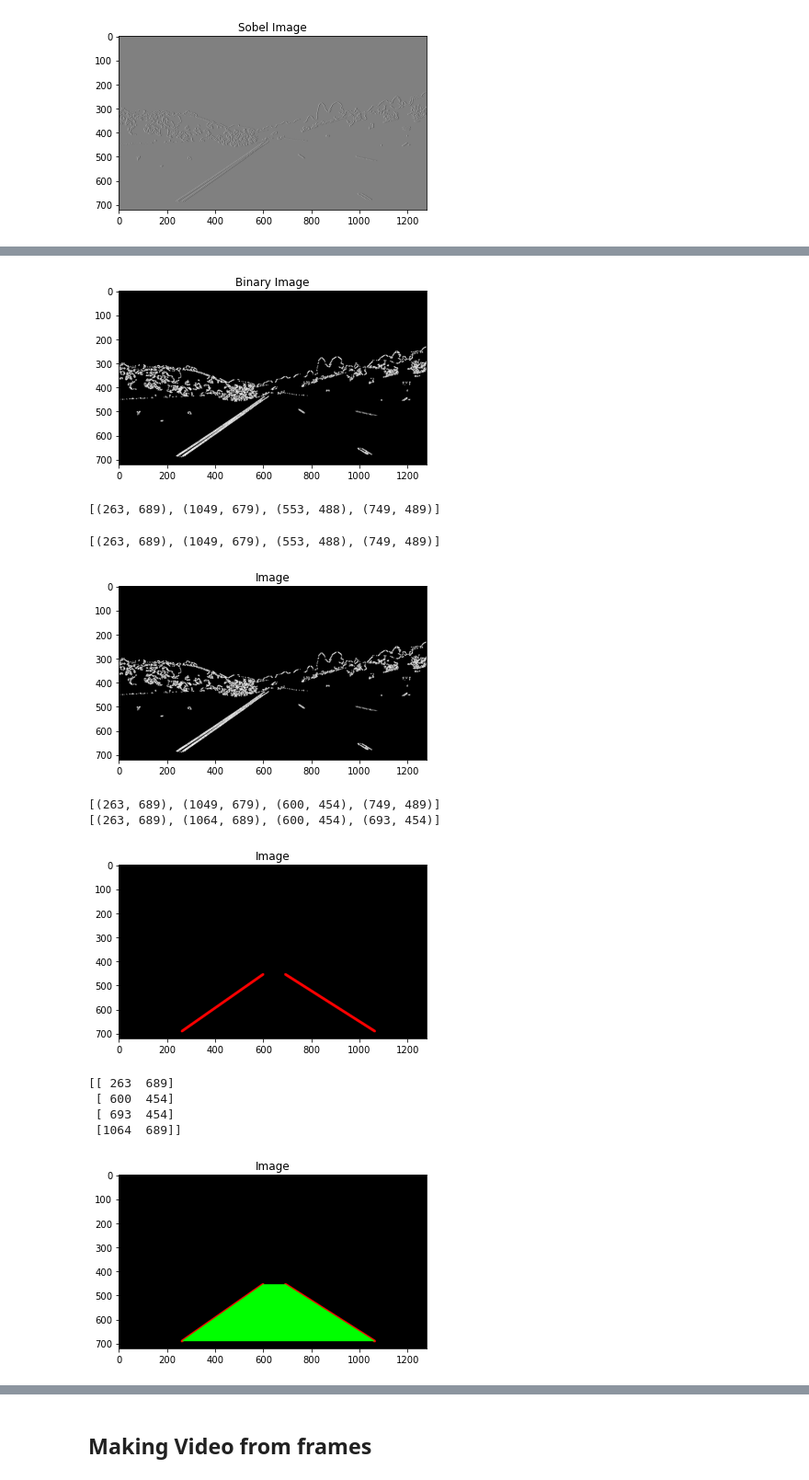
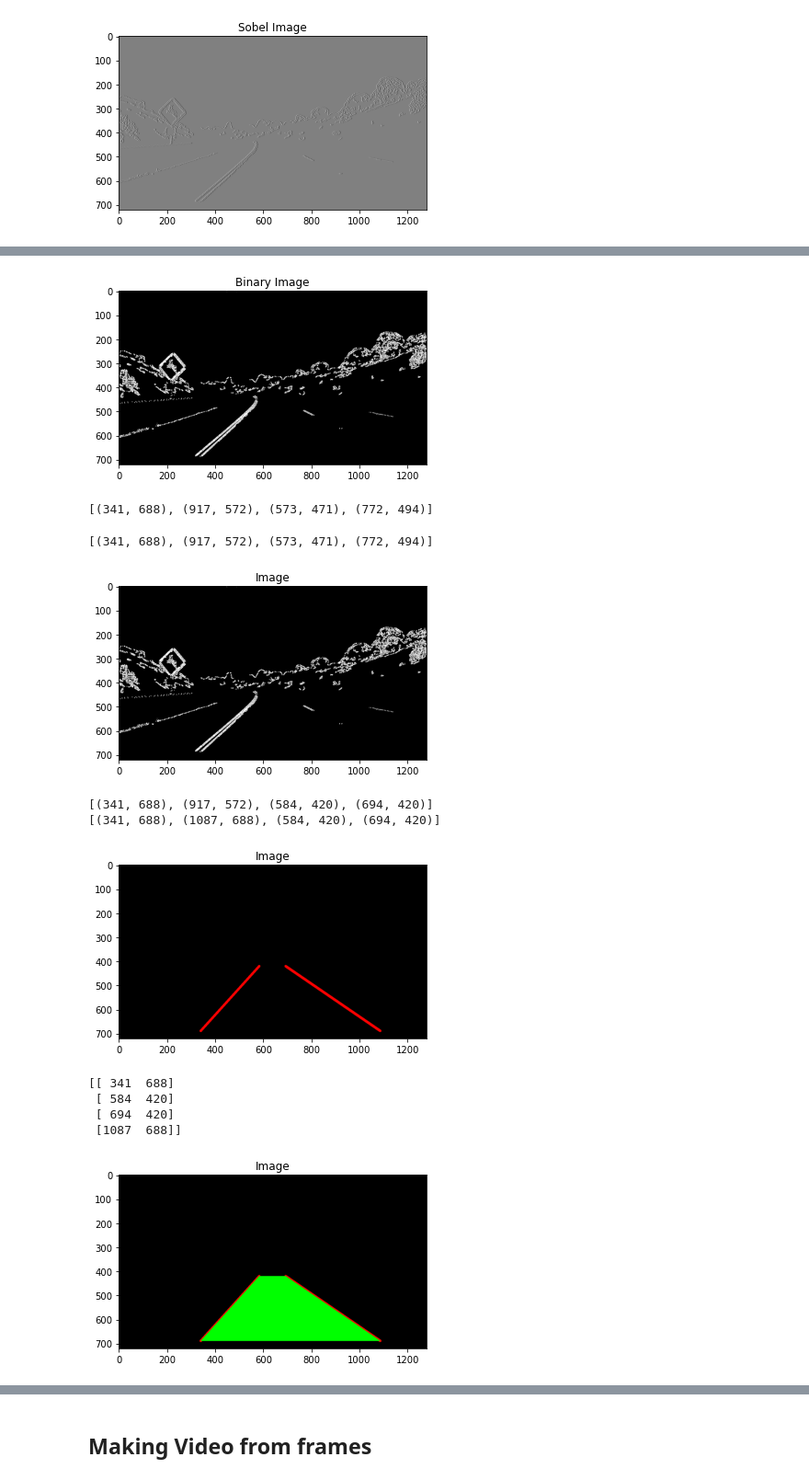
Before and after one commit to Mazen-Ghaleb/ComputerVisionProject, a Jupyter notebook: SelfDrivingPerception.ipynb, the cells around one changed output, grey strips where cells are left out. Shown at 92% size. Saved outputs shown, nothing was run; the diff lists cells and outputs as text; code cells hidden in the pictures.

```diff
--- a/SelfDrivingPerception.ipynb
+++ b/SelfDrivingPerception.ipynb
@@ -18,7 +18,7 @@ images_paths = glob.glob("media/test_images/*.jpg")
 images = [plt.imread(image) for image in images_paths]
 
 # getting img dimensions and printing it
-image_idx = 0
+image_idx = 3
 
 show_image(images[image_idx], "Image " + str(image_idx + 1))
 # %% [output]
@@ -137,7 +137,7 @@ sx_binary = np.zeros_like(scaled_sobel)
 sx_binary[(scaled_sobel > sx_thresh[0]) & (scaled_sobel < sx_thresh[1])] = 1
 show_image(sx_binary, "Binary Image")
 # %% [output]
-[figure, old version]
+[figure, new version]
 # %%
 def getPolyPoints(image, maxLaneWidth,minLaneWidth,goAbove):
 
@@ -145,7 +145,12 @@ def getPolyPoints(image, maxLaneWidth,minLaneWidth,goAbove):
 
     # Points = (LeftLineStart,RightLineStart,LeftLineEnd,RightLineEnd)
     Points = [(-1,-1),(-1,-1),(-1,-1),(-1,-1)]
+
+    AllPointsLeft = []
+    AllPointsRight = []
+
     i = height-1
+
 
     endMet = False
     while ((i > 0) and ((Points[0][0] == -1) or (Points[1][0] == -1) or (not endMet))):
@@ -154,12 +159,14 @@ def getPolyPoints(image, maxLaneWidth,minLaneWidth,goAbove):
                 if(Points[0][0] == -1): # or (Points[1][0] == -1):
                     Points[0] = (((width//2) -1) - j,i)
                     #print(i, ((width//2) -1) - j, Points[0], Points[1])
+                AllPointsLeft.append((((width//2) -1) - j,i))
                 Points[2] = (((width//2) -1) - j,i)
 
             if (image[i,((width//2) -1) + j] == 1):
                 if(Points[1][0] == -1): #or (Points[0][0] == -1):
                     Points[1] = (((width//2) -1) + j,i)
                     #print(i, ((width//2) -1) + j, Points[0], Points[1])
+                AllPointsRight.append((((width//2) -1) + j,i))
                 Points[3] = (((width//2) -1) + j,i)
 
             if ((np.absolute(Points[2][0] - Points[3][0]) < minLaneWidth)
@@ -170,12 +177,12 @@ def getPolyPoints(image, maxLaneWidth,minLaneWidth,goAbove):
     print(Points)
     AvgEndPoint = ((Points[2][0] + Points[3][0]) //2 , Points[2][1]-goAbove)
     #return np.array([[Points[0], Points[1],AvgEndPoint]])
-    return Points
+    return Points, AllPointsLeft , AllPointsRight
 # %%
-getPolyPoints(sx_binary,900,200,80)
+getPolyPoints(sx_binary,900,200,80)[0]
 # %% [output]
-[(263, 689), (1049, 679), (553, 488), (749, 489)]
+[(341, 688), (917, 572), (573, 471), (772, 494)]
-[(263, 689), (1049, 679), (553, 488), (749, 489)]
+[(341, 688), (917, 572), (573, 471), (772, 494)]
 # %%
 def generateEmptyImage(height,width):
     return np.zeros((height,width,3), dtype=np.uint8)
@@ -245,29 +252,30 @@ def DrawLines (Points , height, width):
 # %%
 show_image(sx_binary)
 # %% [output]
-[figure, old version]
+[figure, new version]
 # %%
-LanesDrawn, newPoints = DrawLines(getPolyPoints(sx_binary,900,150,80),sx_binary.shape[0],sx_binary.shape[1])
+Points , AllPointsLeft, AllPointsRight = getPolyPoints(sx_binary,900,150,80)
+
+LanesDrawn, newPoints = DrawLines(Points,sx_binary.shape[0],sx_binary.shape[1])
 show_image(LanesDrawn)
 # %% [output]
-[(263, 689), (1049, 679), (600, 454), (749, 489)]
-[(263, 689), (1064, 689), (600, 454), (693, 454)]
+[(341, 688), (917, 572), (584, 420), (694, 420)]
+[(341, 688), (1087, 688), (584, 420), (694, 420)]
-[figure, old version]
+[figure, new version]
 # %%
-AdjustedPoints = [(newPoints[0]),(newPoints[2]),(newPoints[3]),(newPoints[1])]
-NPnewPoints = np.array(AdjustedPoints)
-
-print(NPnewPoints)
+# AdjustPoints(LeftLineStart,LeftLineEnd,RightLineEnd,RightLineStart,)
+AdjustedPoints = np.array([(newPoints[0]),(newPoints[2]),(newPoints[3]),(newPoints[1])])
+print(AdjustedPoints)
 # %% [output]
-[[ 263  689]
- [ 600  454]
- [ 693  454]
- [1064  689]]
+[[ 341  688]
+ [ 584  420]
+ [ 694  420]
+ [1087  688]]
 # %%
-cv2.fillPoly(LanesDrawn, pts = [NPnewPoints] ,color=(0, 255, 0))
+cv2.fillPoly(LanesDrawn, pts = [AdjustedPoints] ,color=(0, 255, 0))
 show_image(LanesDrawn)
 # %% [output]
-[figure, old version]
+[figure, new version]
 # %%
 combine = cv2.addWeighted(images[image_idx],0.8, LanesDrawn, 1,1)
 show_image(combine)
```
Also changed, not shown: parts of 15 cells of this notebook.
